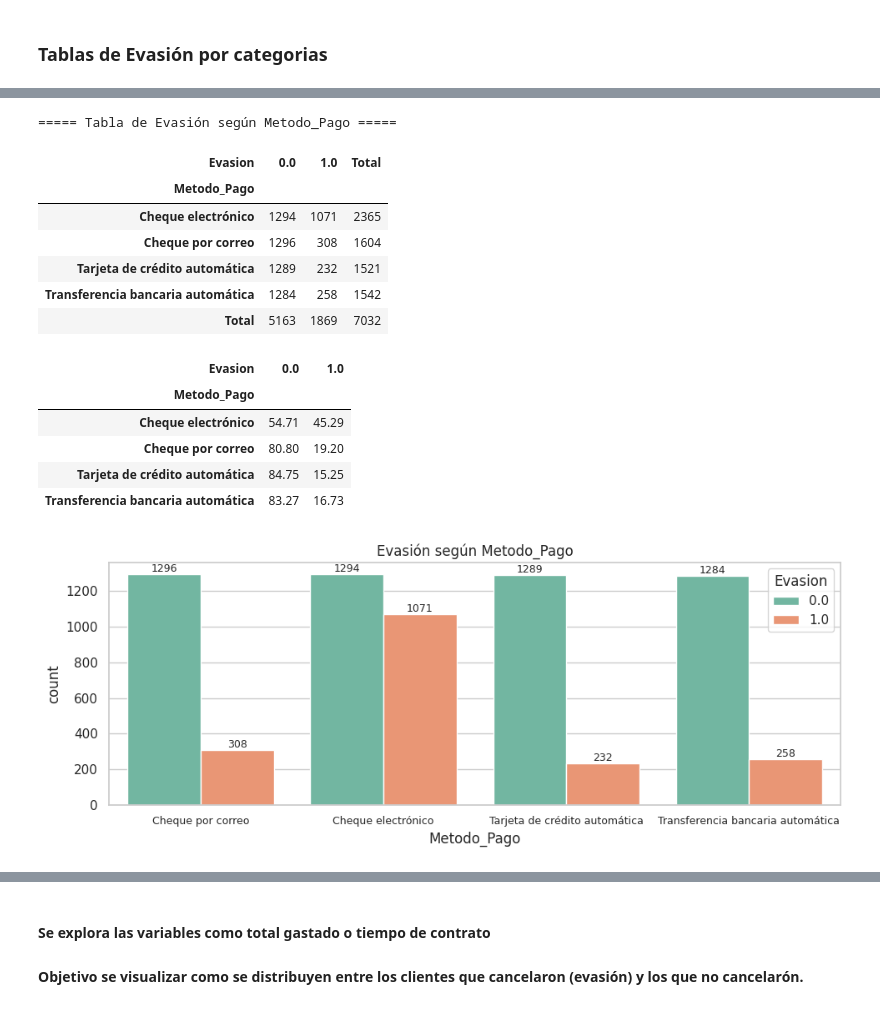
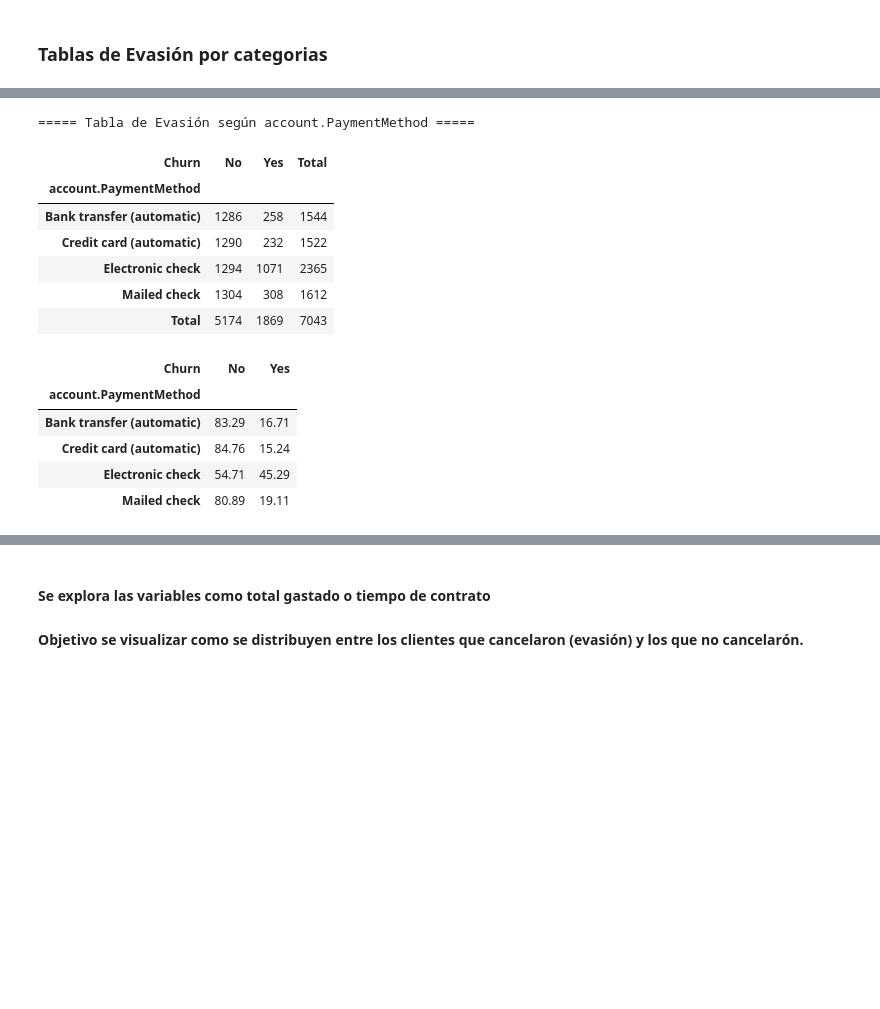
Before and after one commit to jose-luis-dev/TelecomX_Latam, a Jupyter notebook: TelecomX_LATAM.ipynb, the cells around one changed output, grey strips where cells are left out. Cells and saved outputs as stored; diff of their text form; code cells hidden in the pictures; blank space fills up the shorter version.

```diff
--- a/TelecomX_LATAM.ipynb
+++ b/TelecomX_LATAM.ipynb
@@ -407,0 +340,2 @@ data.sample(5)
+# %%
+df_plano = df_plano.drop('Daily_accounts', errors='ignore')
@@ -661,25 +604,14 @@ for col in cat_vars:
 # %%
-cat_vars = ['Tipo_Contrato']
+cat_vars = ['account.Contract']
 
 for col in cat_vars:
     print(f"\n===== Tabla de Evasión según {col} =====\n")
 
-    # Tabla con totales y porcentajes
-    tabla = pd.crosstab(data[col], data['Evasion'], margins=True, margins_name='Total')
-    tabla_pct = pd.crosstab(data[col], data['Evasion'], normalize='index') * 100
+# Tabla con totales y porcentajes
+    tabla = pd.crosstab(df_plano[col], df_plano['Churn'], margins=True, margins_name='Total')
+    tabla_pct = pd.crosstab(df_plano[col], df_plano['Churn'], normalize='index') * 100
     display(tabla)
     display(tabla_pct.round(2))
 
-for col in cat_vars:
-    plt.figure(figsize=(10,4))
-    ax = sns.countplot(data=data, x=col, hue='Evasion', palette='Set2')  # Mejora visual
-    plt.title(f'Evasión según {col}')
-    plt.xticks(fontsize=9)
-
-    # Agregar valores encima de las barras
-    for container in ax.containers:
-        ax.bar_label(container, fmt='%d', label_type='edge', fontsize=9)
-
-    plt.tight_layout()
-    plt.show()
+px.histogram(df_plano, x='account.Contract', text_auto=True, color='Churn',title='Distribución de Churn - Contract', barmode = 'group')
 # %% [output]
@@ -699,40 +631,28 @@ for col in cat_vars:
 # %%
-cat_vars = ['Metodo_Pago']
+cat_vars = ['account.PaymentMethod']
 
 for col in cat_vars:
     print(f"\n===== Tabla de Evasión según {col} =====\n")
 
-    # Tabla con totales y porcentajes
-    tabla = pd.crosstab(data[col], data['Evasion'], margins=True, margins_name='Total')
-    tabla_pct = pd.crosstab(data[col], data['Evasion'], normalize='index') * 100
+# Tabla con totales y porcentajes
+    tabla = pd.crosstab(df_plano[col], df_plano['Churn'], margins=True, margins_name='Total')
+    tabla_pct = pd.crosstab(df_plano[col], df_plano['Churn'], normalize='index') * 100
     display(tabla)
     display(tabla_pct.round(2))
 
-for col in cat_vars:
-    plt.figure(figsize=(10,4))
-    ax = sns.countplot(data=data, x=col, hue='Evasion', palette='Set2')  # Mejora visual
-    plt.title(f'Evasión según {col}')
-    plt.xticks(fontsize=9)
-
-    # Agregar valores encima de las barras
-    for container in ax.containers:
-        ax.bar_label(container, fmt='%d', label_type='edge', fontsize=9)
-
-    plt.tight_layout()
-    plt.show()
+px.histogram(df_plano, x='account.PaymentMethod', text_auto=True, color='Churn',title='Distribución de Churn - PaymentMethod', barmode = 'group')
 # %% [output]
-===== Tabla de Evasión según Metodo_Pago =====
+===== Tabla de Evasión según account.PaymentMethod =====
-| Evasion | 0.0 | 1.0 | Total |
-| Metodo_Pago |  |  |  |
-| Cheque electrónico | 1294 | 1071 | 2365 |
-| Cheque por correo | 1296 | 308 | 1604 |
-| Tarjeta de crédito automática | 1289 | 232 | 1521 |
-| Transferencia bancaria automática | 1284 | 258 | 1542 |
-| Total | 5163 | 1869 | 7032 |
+| Churn | No | Yes | Total |
+| account.PaymentMethod |  |  |  |
+| Bank transfer (automatic) | 1286 | 258 | 1544 |
+| Credit card (automatic) | 1290 | 232 | 1522 |
+| Electronic check | 1294 | 1071 | 2365 |
+| Mailed check | 1304 | 308 | 1612 |
+| Total | 5174 | 1869 | 7043 |
-| Evasion | 0.0 | 1.0 |
-| Metodo_Pago |  |  |
-| Cheque electrónico | 54.71 | 45.29 |
-| Cheque por correo | 80.80 | 19.20 |
-| Tarjeta de crédito automática | 84.75 | 15.25 |
-| Transferencia bancaria automática | 83.27 | 16.73 |
+| Churn | No | Yes |
+| account.PaymentMethod |  |  |
+| Bank transfer (automatic) | 83.29 | 16.71 |
+| Credit card (automatic) | 84.76 | 15.24 |
+| Electronic check | 54.71 | 45.29 |
+| Mailed check | 80.89 | 19.11 |
-[figure, removed]
```
Also changed, not shown: parts of 78 cells of this notebook.
